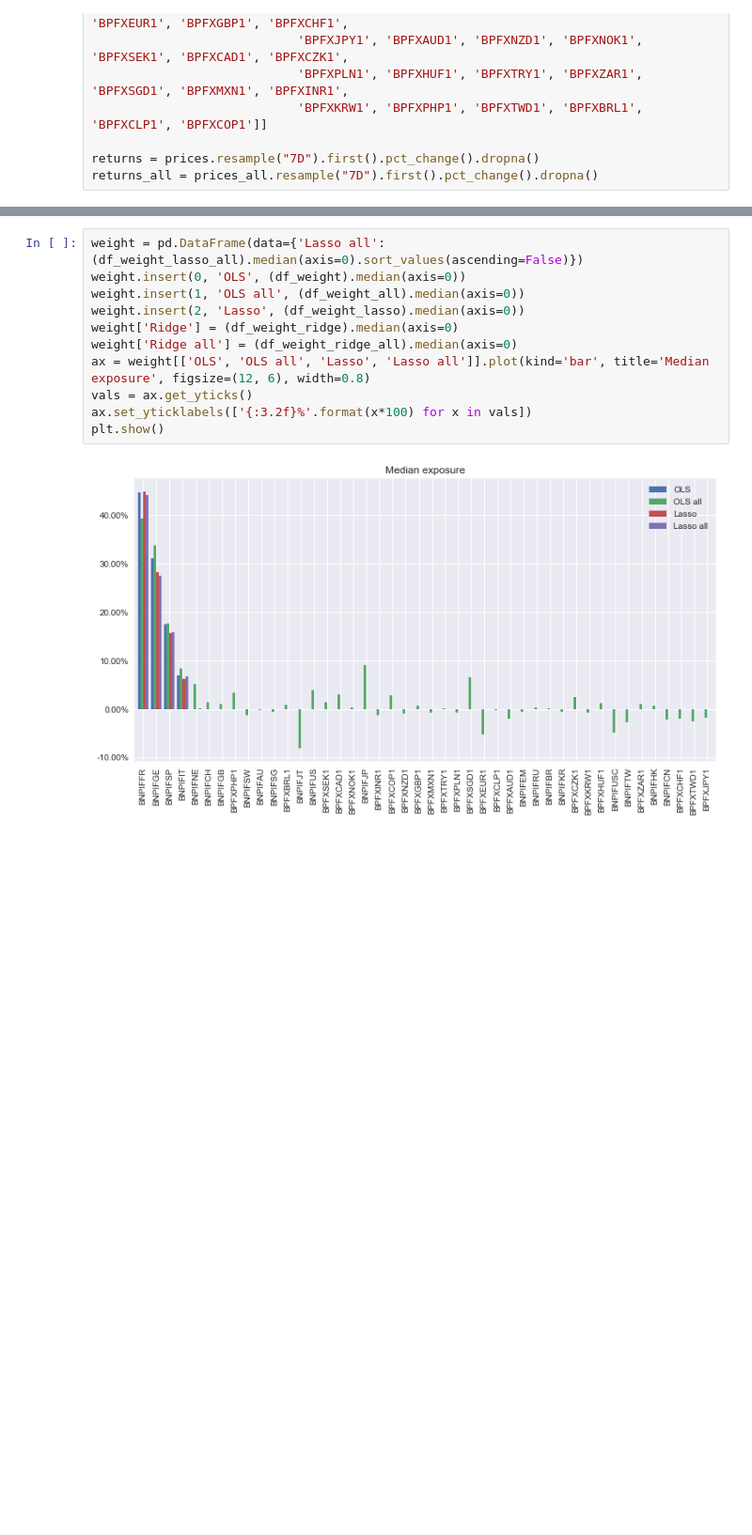
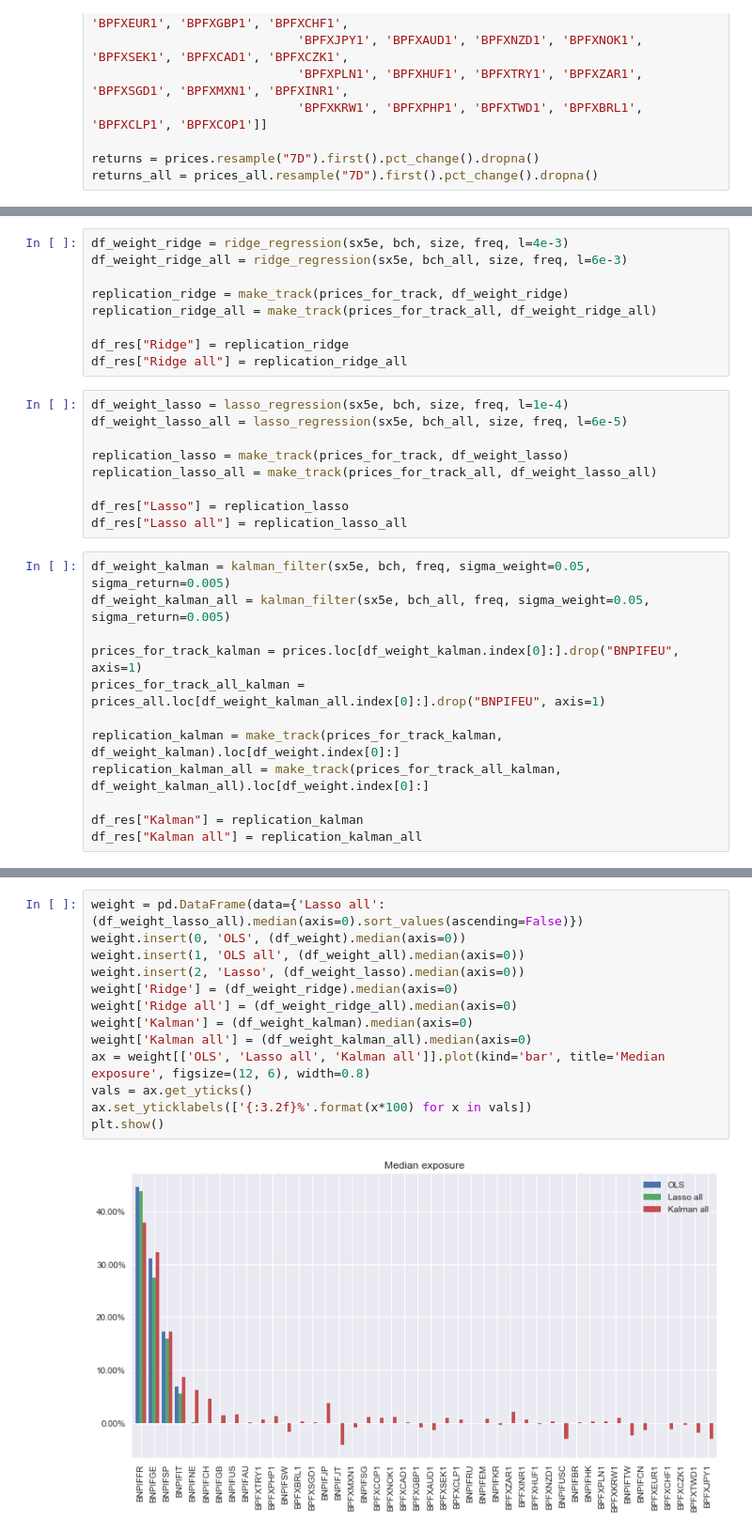
Before and after one commit to gwigniolle/Hedge-Fund-Replication, a Jupyter notebook: OLS Regression on SX5E.ipynb, the cells around one changed output, grey strips where cells are left out. Shown at 94% size. Cells and saved outputs as stored; diff of their text form; blank space fills up the shorter version.

```diff
--- a/OLS Regression on SX5E.ipynb
+++ b/OLS Regression on SX5E.ipynb
@@ -67,0 +53,30 @@ df_res = df_res / df_res.iloc[0]
+# %%
+df_weight_ridge = ridge_regression(sx5e, bch, size, freq, l=4e-3)
+df_weight_ridge_all = ridge_regression(sx5e, bch_all, size, freq, l=6e-3)
+
+replication_ridge = make_track(prices_for_track, df_weight_ridge)
+replication_ridge_all = make_track(prices_for_track_all, df_weight_ridge_all)
+
+df_res["Ridge"] = replication_ridge
+df_res["Ridge all"] = replication_ridge_all
+# %%
+df_weight_lasso = lasso_regression(sx5e, bch, size, freq, l=1e-4)
+df_weight_lasso_all = lasso_regression(sx5e, bch_all, size, freq, l=6e-5)
+
+replication_lasso = make_track(prices_for_track, df_weight_lasso)
+replication_lasso_all = make_track(prices_for_track_all, df_weight_lasso_all)
+
+df_res["Lasso"] = replication_lasso
+df_res["Lasso all"] = replication_lasso_all
+# %%
+df_weight_kalman = kalman_filter(sx5e, bch, freq, sigma_weight=0.05, sigma_return=0.005)
+df_weight_kalman_all = kalman_filter(sx5e, bch_all, freq, sigma_weight=0.05, sigma_return=0.005)
+
+prices_for_track_kalman = prices.loc[df_weight_kalman.index[0]:].drop("BNPIFEU", axis=1)
+prices_for_track_all_kalman = prices_all.loc[df_weight_kalman_all.index[0]:].drop("BNPIFEU", axis=1)
+
+replication_kalman = make_track(prices_for_track_kalman, df_weight_kalman).loc[df_weight.index[0]:]
+replication_kalman_all = make_track(prices_for_track_all_kalman, df_weight_kalman_all).loc[df_weight.index[0]:]
+
+df_res["Kalman"] = replication_kalman
+df_res["Kalman all"] = replication_kalman_all
@@ -106,16 +157,18 @@ plt.show()
 # %%
 weight = pd.DataFrame(data={'Lasso all': (df_weight_lasso_all).median(axis=0).sort_values(ascending=False)})
 weight.insert(0, 'OLS', (df_weight).median(axis=0))
 weight.insert(1, 'OLS all', (df_weight_all).median(axis=0))
 weight.insert(2, 'Lasso', (df_weight_lasso).median(axis=0))
 weight['Ridge'] = (df_weight_ridge).median(axis=0)
 weight['Ridge all'] = (df_weight_ridge_all).median(axis=0)
-ax = weight[['OLS', 'OLS all', 'Lasso', 'Lasso all']].plot(kind='bar', title='Median exposure', figsize=(12, 6), width=0.8)
+weight['Kalman'] = (df_weight_kalman).median(axis=0)
+weight['Kalman all'] = (df_weight_kalman_all).median(axis=0)
+ax = weight[['OLS', 'Lasso all', 'Kalman all']].plot(kind='bar', title='Median exposure', figsize=(12, 6), width=0.8)
 vals = ax.get_yticks()
 ax.set_yticklabels(['{:3.2f}%'.format(x*100) for x in vals])
 plt.show()
 # %% [output]
-[figure, old version]
+[figure, new version]
 # %%
 weight.sum()
 # %% [output]
```
Also changed, not shown: parts of 13 cells of this notebook, 2 other files.
